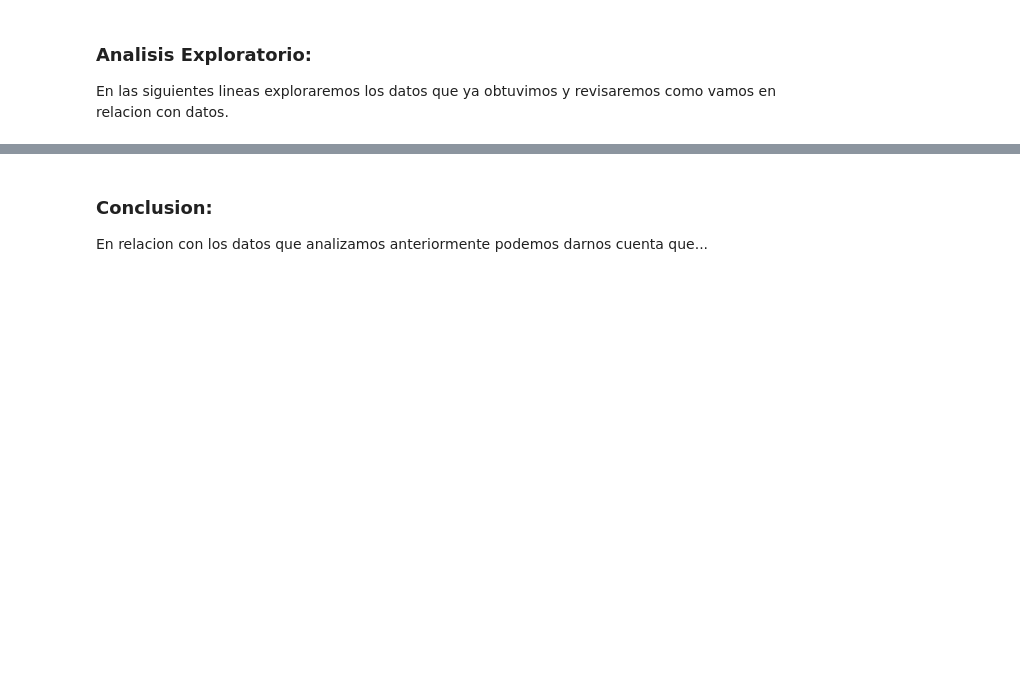
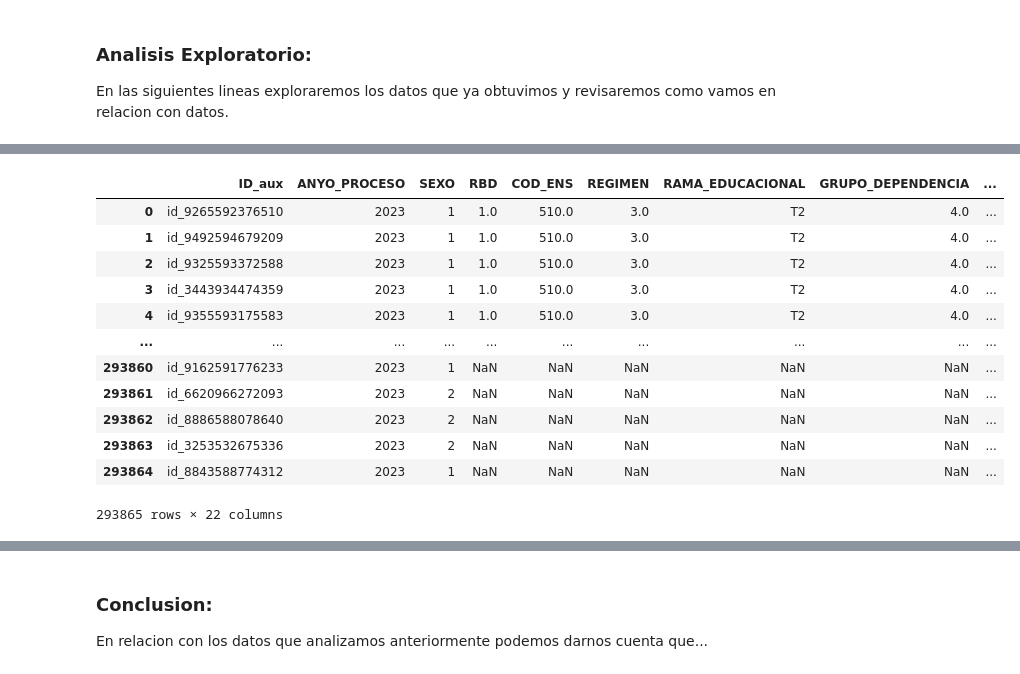
Before and after one commit to LmChicao/Proyecto-Intro-Ciencias-de-datos-2025-2-, a Jupyter notebook: Analisis Exploratorio/EDA.ipynb, the cells around one changed output, grey strips where cells are left out. Drawn from its saved outputs; the diff is of its cells as text; code cells hidden in the pictures; blank space fills up the shorter version.

Commit message:
Avance con 2023-Inscripcion

```diff
--- a/Analisis Exploratorio/EDA.ipynb
+++ b/Analisis Exploratorio/EDA.ipynb
@@ -42,0 +58,25 @@ import matplotlib.pyplot as plt
+# %%
+#CARGAR DATOS Y DF (INSCRIPCION)
+
+
+
+base_path = os.path.dirname(os.getcwd())  # Esto sube un nivel desde 'Análisis Exploratorio'
+
+file_path = os.path.join(base_path, 'DEMRE_bdd', '2023','Incripcion','Inscritos_Admisión2023','ArchivoB_Adm2023.csv')
+
+df_2023_inscripcion = pd.read_csv(file_path, sep=';')
+df_2023_inscripcion
+# %% [output]
+|  | ID_aux | ANYO_PROCESO | SEXO | RBD | COD_ENS | REGIMEN | RAMA_EDUCACIONAL | GRUPO_DEPENDENCIA | ... |
+| 0 | id_9265592376510 | 2023 | 1 | 1.0 | 510.0 | 3.0 | T2 | 4.0 | ... |
+| 1 | id_9492594679209 | 2023 | 1 | 1.0 | 510.0 | 3.0 | T2 | 4.0 | ... |
+| 2 | id_9325593372588 | 2023 | 1 | 1.0 | 510.0 | 3.0 | T2 | 4.0 | ... |
+| 3 | id_3443934474359 | 2023 | 1 | 1.0 | 510.0 | 3.0 | T2 | 4.0 | ... |
+| 4 | id_9355593175583 | 2023 | 1 | 1.0 | 510.0 | 3.0 | T2 | 4.0 | ... |
+| ... | ... | ... | ... | ... | ... | ... | ... | ... | ... |
+| 293860 | id_9162591776233 | 2023 | 1 | NaN | NaN | NaN | NaN | NaN | ... |
+| 293861 | id_6620966272093 | 2023 | 2 | NaN | NaN | NaN | NaN | NaN | ... |
+| 293862 | id_8886588078640 | 2023 | 2 | NaN | NaN | NaN | NaN | NaN | ... |
+| 293863 | id_3253532675336 | 2023 | 2 | NaN | NaN | NaN | NaN | NaN | ... |
+| 293864 | id_8843588774312 | 2023 | 1 | NaN | NaN | NaN | NaN | NaN | ... |
+293865 rows × 22 columns
```
Also changed, not shown: parts of 7 cells of this notebook, 2 other files.
